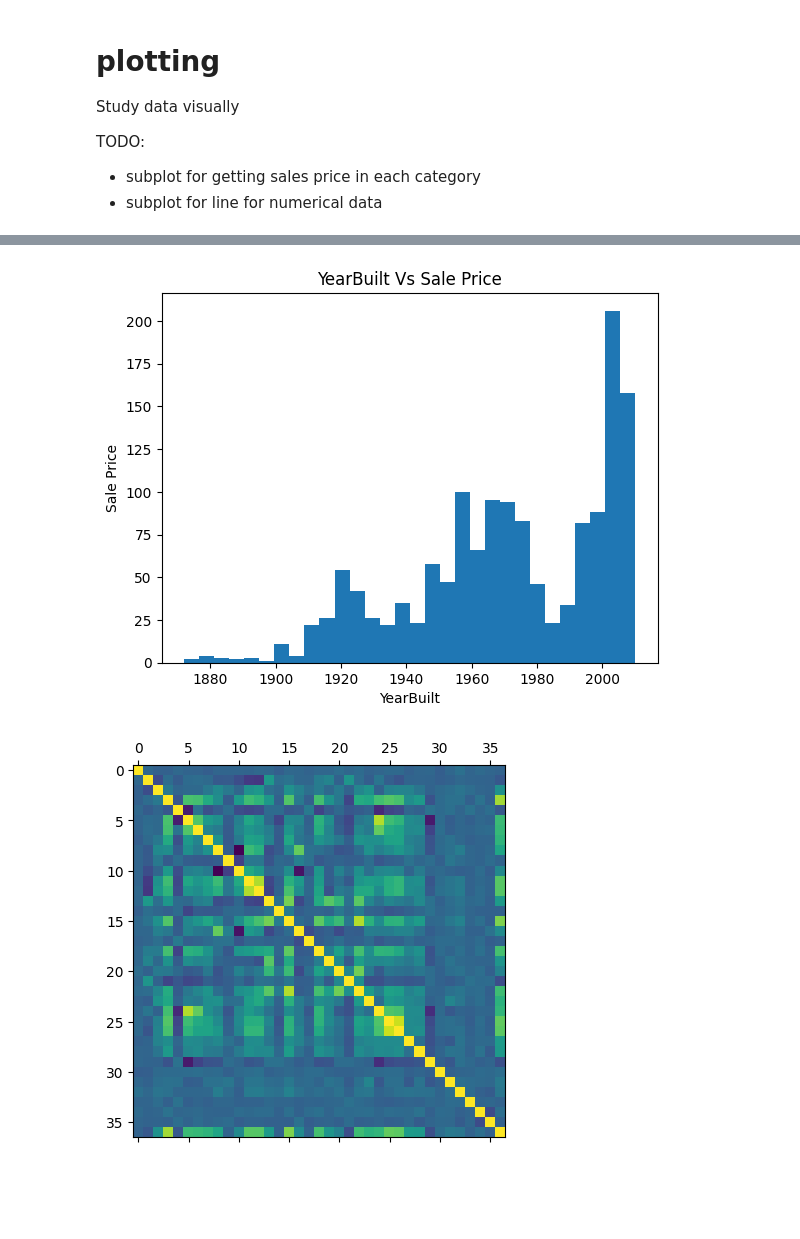
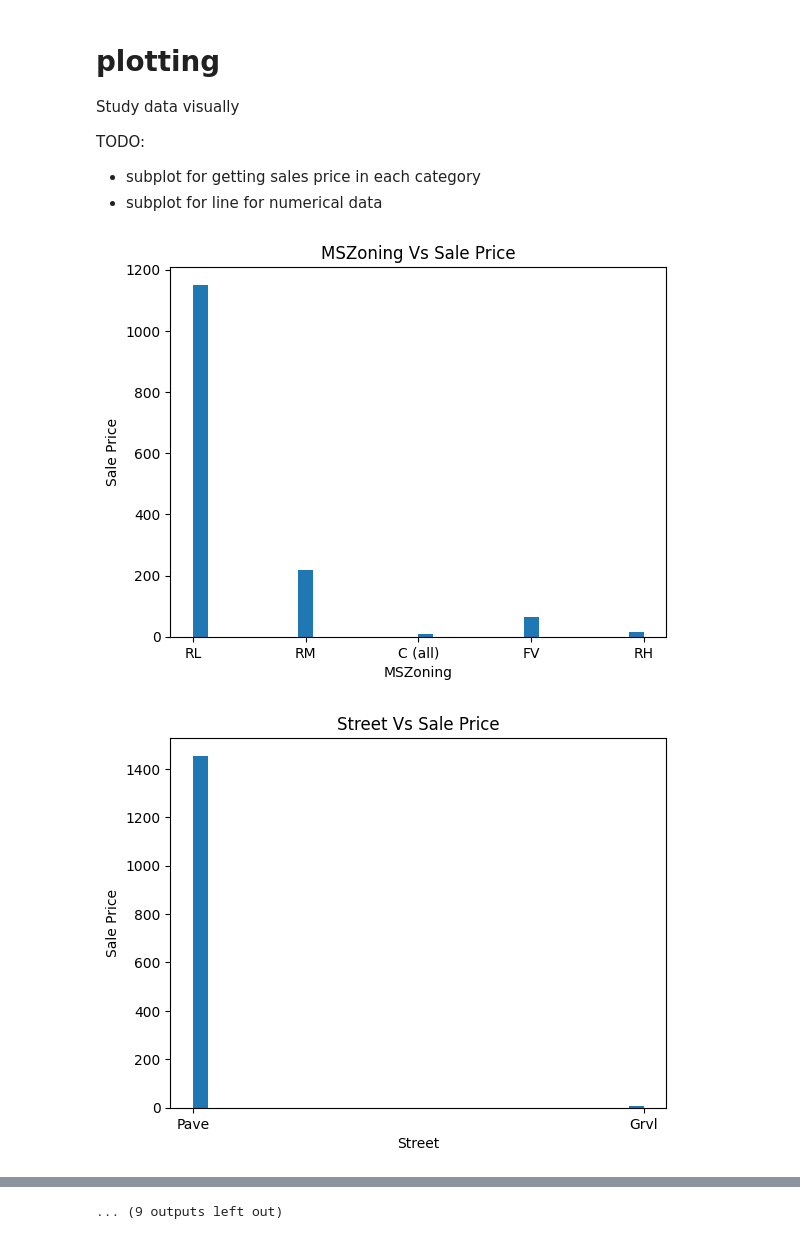
Before and after one commit to PyDevC/assignments, a Jupyter notebook: DS-experiments/unit1/house-price-prediction.ipynb, the cells around one changed output, grey strips where cells are left out. Saved outputs shown, nothing was run; the diff lists cells and outputs as text; code cells hidden in the pictures; blank space fills up the shorter version.

```diff
--- a/DS-experiments/unit1/house-price-prediction.ipynb
+++ b/DS-experiments/unit1/house-price-prediction.ipynb
@@ -182,13 +182,17 @@ import matplotlib.pyplot as plt
 %matplotlib inline
 # %%
 def histogram(data, name):
-    plt.hist(data, bins=30)
+    plt.hist(data, bins=30, color='', )
     plt.xlabel(name)
     plt.ylabel('Sale Price')
     plt.title(f'{name} Vs Sale Price')
     plt.show()
 # %%
-def correlation(data):
-    num_df = data.select_dtypes(include=np.number)
-    plt.matshow(num_df.corr())
-    plt.show()
+num_df = df.select_dtypes(include=np.number)
+cat_df = df.select_dtypes(exclude=np.number)
+
+for column in cat_df.columns:
+    histogram(df[column], column)
+# %% [output]
+[figure, added]
+[figure, added]
@@ -195,8 +209 @@ def correlation(data):
+... (9 outputs left out)
-# %%
-histogram(df.YearBuilt, "YearBuilt")
-# %% [output]
-[figure, removed]
-# %%
-correlation(num_df)
-# %% [output]
-[figure, removed]
```
Also changed, not shown: parts of 2 cells of this notebook, 1 other file.
